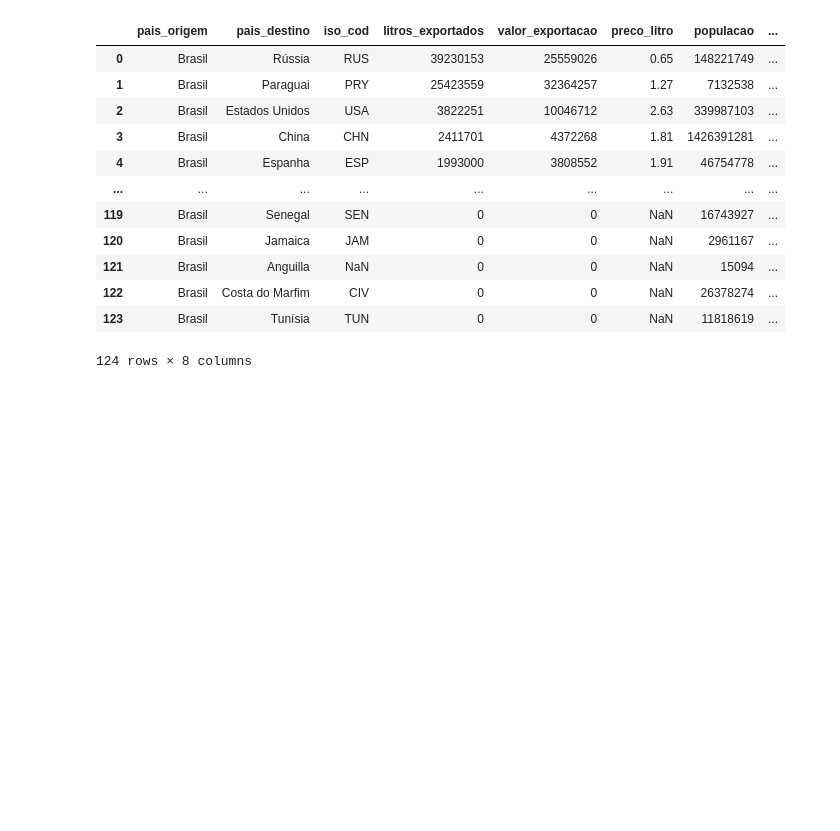
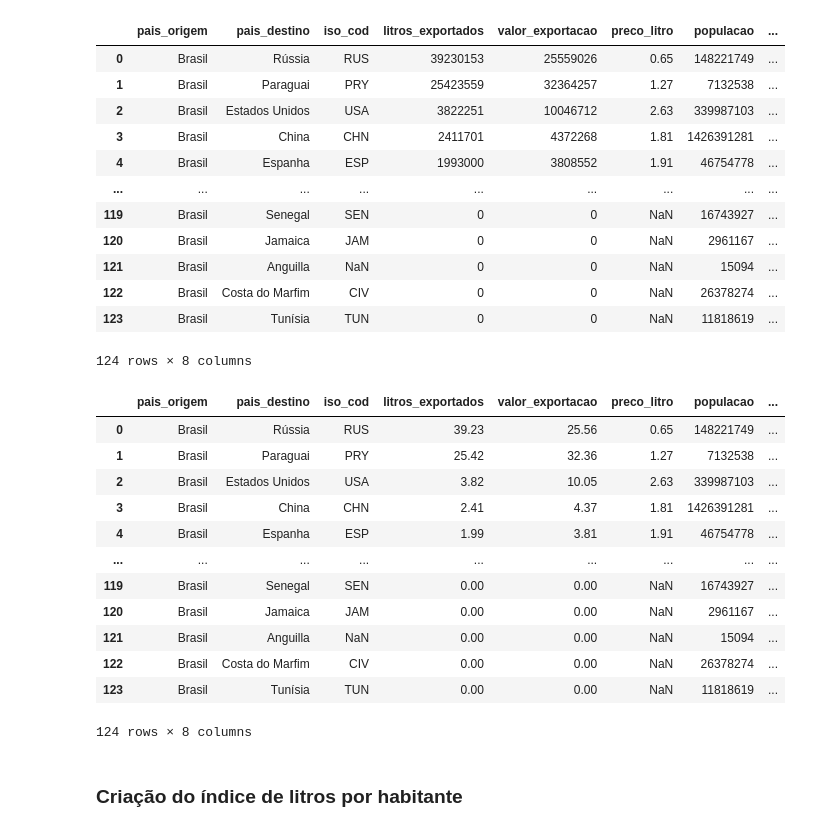
Before and after one commit to jackson-simionato/fase1_pos_tech_challenge_wine, a Jupyter notebook: fase 1 - tech challenge (vinhos).ipynb, the cells around one changed output. Drawn from its saved outputs; the diff is of its cells as text; code cells hidden in the pictures; blank space fills up the shorter version.

```diff
--- a/fase 1 - tech challenge (vinhos).ipynb
+++ b/fase 1 - tech challenge (vinhos).ipynb
@@ -1096,0 +1105,22 @@ wine_data_temperature_population_milions.to_csv('./data/processed/wine_data_15_y
+# %%
+# Leitura novos dataframes pós-processamento
+wine_data_temperature_population = pd.read_csv('./data/processed/wine_data_15_years.csv')
+wine_data_temperature_population_milions = pd.read_csv('./data/processed/wine_data_15_years_millions.csv')
+# %%
+wine_data_temperature_population_milions
+# %% [output]
+|  | pais_origem | pais_destino | iso_cod | litros_exportados | valor_exportacao | preco_litro | populacao | ... |
+| 0 | Brasil | Rússia | RUS | 39.23 | 25.56 | 0.65 | 148221749 | ... |
+| 1 | Brasil | Paraguai | PRY | 25.42 | 32.36 | 1.27 | 7132538 | ... |
+| 2 | Brasil | Estados Unidos | USA | 3.82 | 10.05 | 2.63 | 339987103 | ... |
+| 3 | Brasil | China | CHN | 2.41 | 4.37 | 1.81 | 1426391281 | ... |
+| 4 | Brasil | Espanha | ESP | 1.99 | 3.81 | 1.91 | 46754778 | ... |
+| ... | ... | ... | ... | ... | ... | ... | ... | ... |
+| 119 | Brasil | Senegal | SEN | 0.00 | 0.00 | NaN | 16743927 | ... |
+| 120 | Brasil | Jamaica | JAM | 0.00 | 0.00 | NaN | 2961167 | ... |
+| 121 | Brasil | Anguilla | NaN | 0.00 | 0.00 | NaN | 15094 | ... |
+| 122 | Brasil | Costa do Marfim | CIV | 0.00 | 0.00 | NaN | 26378274 | ... |
+| 123 | Brasil | Tunísia | TUN | 0.00 | 0.00 | NaN | 11818619 | ... |
+124 rows × 8 columns
+# %% [markdown]
+### Criação do índice de litros por habitante
```
Also changed, not shown: parts of 10 cells of this notebook, 4 other files.
